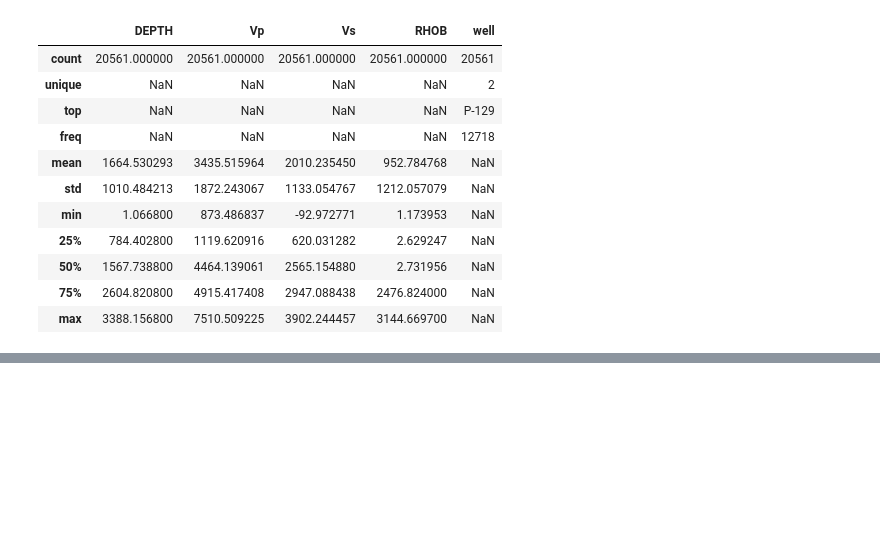
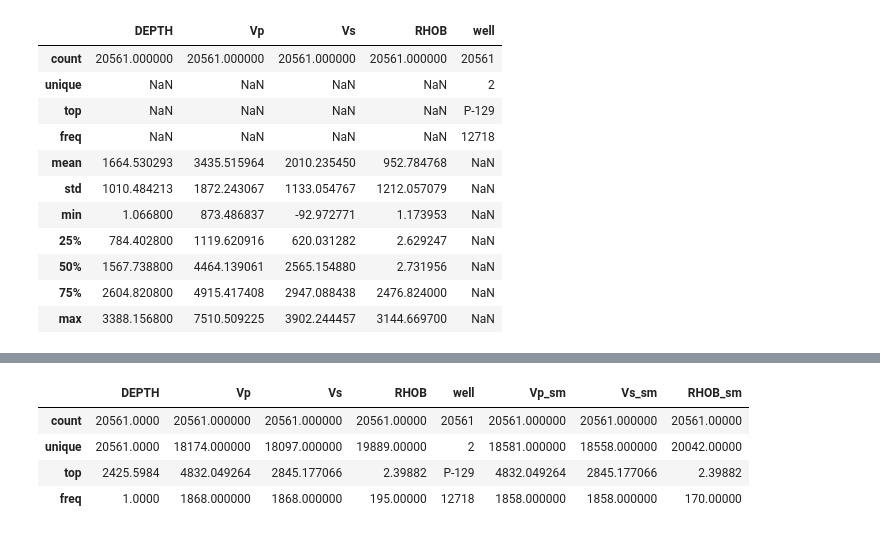
Before and after one commit to agilescientific/in-bruges, a Jupyter notebook: notebooks/Backus_from_dataframe.ipynb, the cells around one changed output, grey strips where cells are left out. Drawn from its saved outputs; the diff is of its cells as text; code cells hidden in the pictures; blank space fills up the shorter version.

```diff
--- a/notebooks/Backus_from_dataframe.ipynb
+++ b/notebooks/Backus_from_dataframe.ipynb
@@ -177,0 +209,11 @@ wells.describe(include = 'all')
+# %%
+wells_despiked = (np.concatenate((wells.values, wells_sm.values), axis=1))
+cols = list(wells) + list(wells_sm)
+wells_despiked_df = pd.DataFrame(wells_despiked, columns=cols)
+wells_despiked_df.describe()
+# %% [output]
+|  | DEPTH | Vp | Vs | RHOB | well | Vp_sm | Vs_sm | RHOB_sm |
+| count | 20561.0000 | 20561.000000 | 20561.000000 | 20561.00000 | 20561 | 20561.000000 | 20561.000000 | 20561.00000 |
+| unique | 20561.0000 | 18174.000000 | 18097.000000 | 19889.00000 | 2 | 18581.000000 | 18558.000000 | 20042.00000 |
+| top | 2425.5984 | 4832.049264 | 2845.177066 | 2.39882 | P-129 | 4832.049264 | 2845.177066 | 2.39882 |
+| freq | 1.0000 | 1868.000000 | 1868.000000 | 195.00000 | 12718 | 1858.000000 | 1858.000000 | 170.00000 |
```
Also changed, not shown: parts of 11 cells of this notebook.
